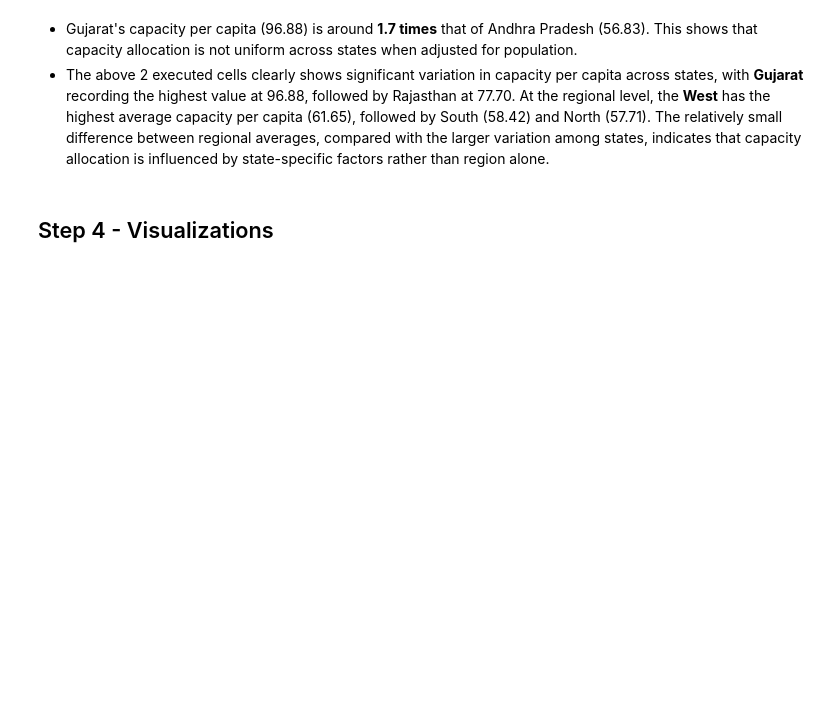
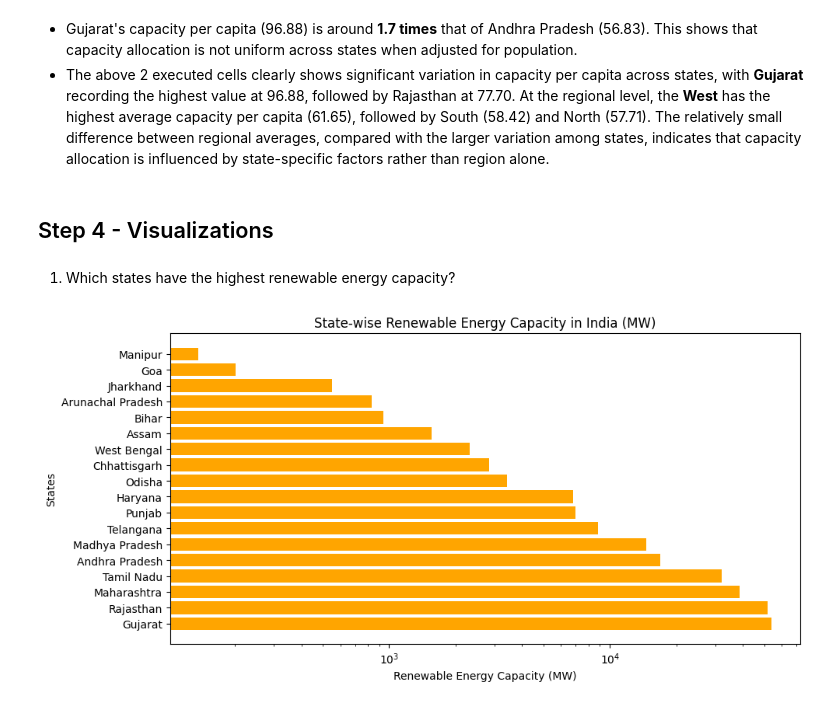
Before and after one commit to VishnuCodes96/capstone_projects, a Jupyter notebook: capstone_project_1.ipynb, the cells around one changed output. Drawn from its saved outputs; the diff is of its cells as text; code cells hidden in the pictures; blank space fills up the shorter version.

Commit message:
Finished 3 Visualizations

```diff
--- a/capstone_project_1.ipynb
+++ b/capstone_project_1.ipynb
@@ -345,3 +346,17 @@ state_region_merge_df.groupby('Region')['Capacity_Per_Capita'].mean().reset_inde
 * The above 2 executed cells clearly shows significant variation in capacity per capita across states, with **Gujarat** recording the highest value at 96.88, followed by Rajasthan at 77.70. At the regional level, the **West** has the highest average capacity per capita (61.65), followed by South (58.42) and North (57.71). The relatively small difference between regional averages, compared with the larger variation among states, indicates that capacity allocation is influenced by state-specific factors rather than region alone.
 # %% [markdown]
 ## Step 4 - Visualizations
+# %% [markdown]
+1. Which states have the highest renewable energy capacity?
+# %%
+plt.figure(figsize=(10,5))
+high_renewable_energy_capacity = state_region_merge_df.sort_values('Renewable_Energy',ascending=False)
+plt.barh(high_renewable_energy_capacity['States'],high_renewable_energy_capacity['Renewable_Energy'],color="orange")
+plt.title("State-wise Renewable Energy Capacity in India (MW)")
+plt.ylabel("States")
+plt.xlabel("Renewable Energy Capacity (MW)")
+plt.xscale('log') # This makes small values much more visible while still showing the large values.
+plt.tight_layout()
+plt.show()
+# %% [output]
+[figure, added]
```
Also changed, not shown: parts of 8 cells of this notebook.
